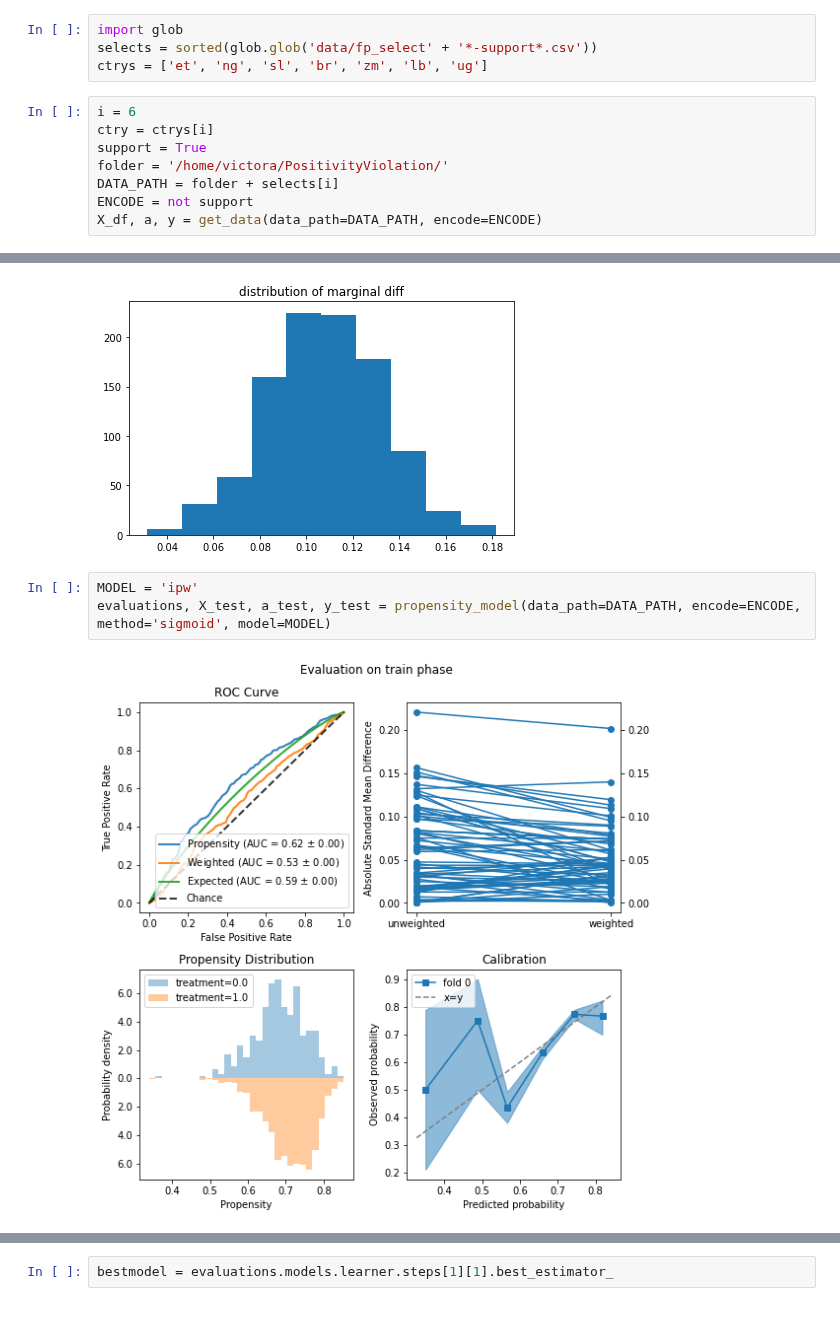
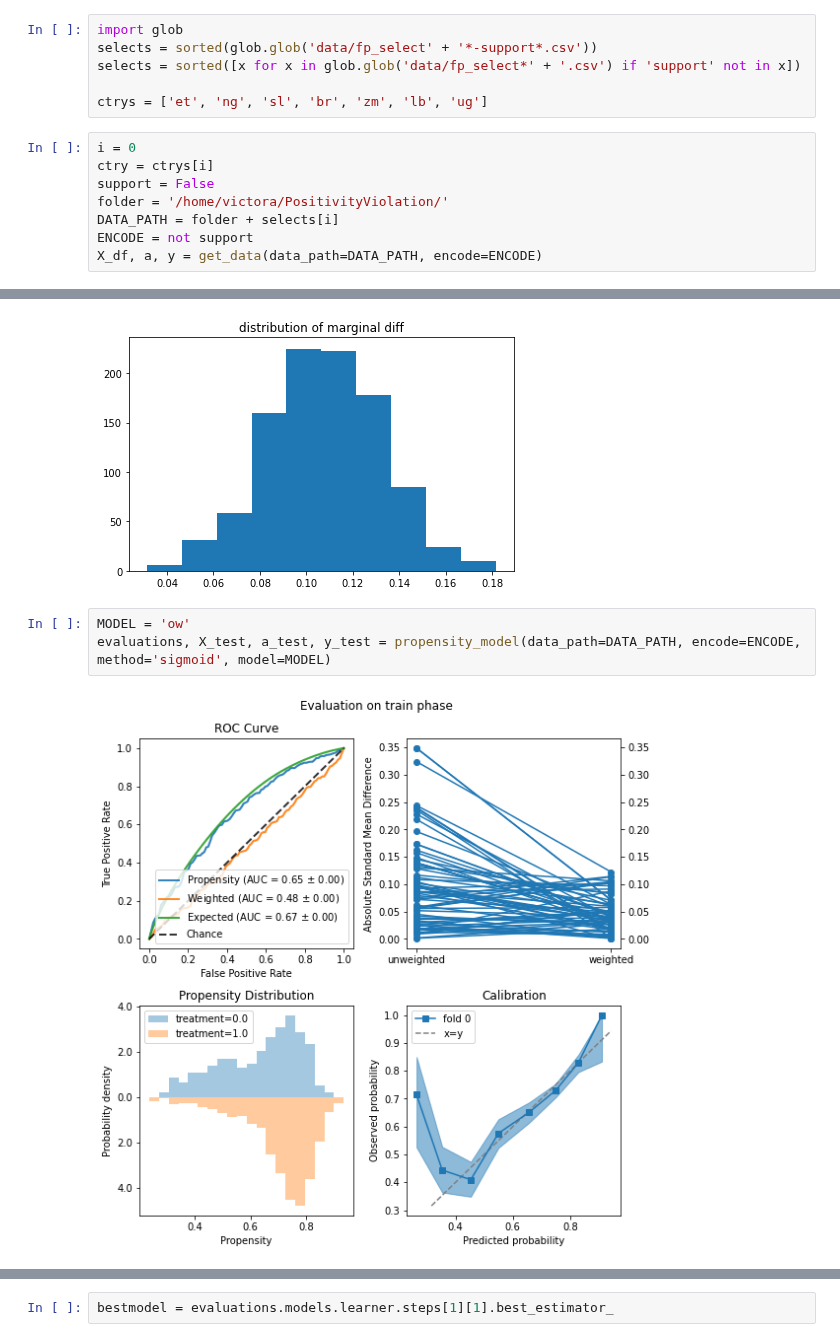
Before and after one commit to Viktour19/overlap-fp, a Jupyter notebook: ptree_exps.ipynb, the cells around one changed output, grey strips where cells are left out. Cells and saved outputs as stored; diff of their text form.

Commit message:
et ow causal model

```diff
--- a/ptree_exps.ipynb
+++ b/ptree_exps.ipynb
@@ -24,11 +24,13 @@ et, ng, sl, br, zm, lb, ug
 # %%
 import glob
 selects = sorted(glob.glob('data/fp_select' + '*-support*.csv'))
+selects = sorted([x for x in glob.glob('data/fp_select*' + '.csv') if 'support' not in x])
+
 ctrys = ['et', 'ng', 'sl', 'br', 'zm', 'lb', 'ug']
 # %%
-i = 6
+i = 0
 ctry = ctrys[i]
-support = True
+support = False
 folder = '/home/victora/PositivityViolation/'
 DATA_PATH = folder + selects[i]
 ENCODE = not support
@@ -53,10 +55,10 @@ bootstrap_marginal(data_path=DATA_PATH, effect_type='diff')
 (0.10783717170957402, 0.057799858601289875, 0.15492095163383496)
 [figure]
 # %%
-MODEL = 'ipw'
+MODEL = 'ow'
 evaluations, X_test, a_test, y_test = propensity_model(data_path=DATA_PATH, encode=ENCODE, method='sigmoid', model=MODEL)
 # %% [output]
-[figure, old version]
+[figure, new version]
 # %%
 covbal_eval(evaluations, 3)
 # %% [output]
```
Also changed, not shown: parts of 4 cells of this notebook, 3 other files.
